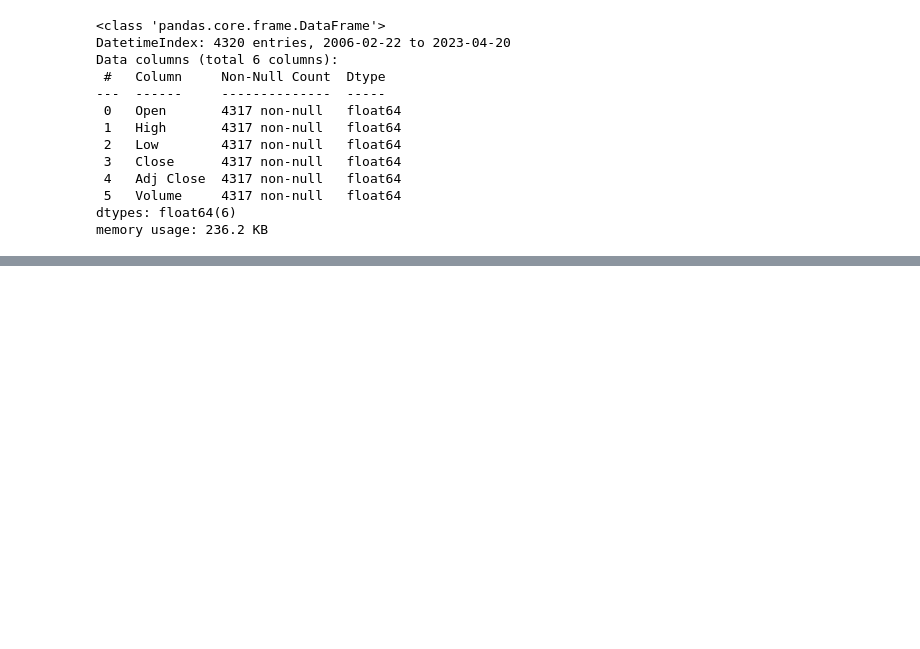
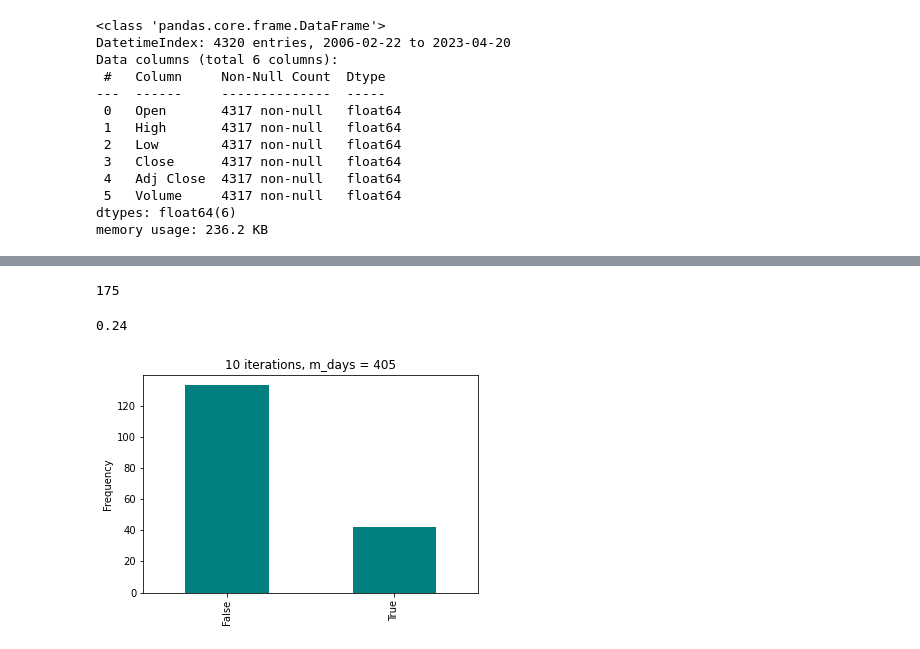
Before and after one commit to DawitAklilu/predicting_stock_prices, a Jupyter notebook: data/Direction.ipynb, the cells around one changed output, grey strips where cells are left out. Saved outputs shown, nothing was run; the diff lists cells and outputs as text; code cells hidden in the pictures; blank space fills up the shorter version.

Commit message:
The code has been modified, comments and strings added, plots completed, and citatiosn added

```diff
--- a/data/Direction.ipynb
+++ b/data/Direction.ipynb
@@ -334,17 +365,21 @@ if __name__ == "__main__":
 # %%
-# 10 iterations # MSFT', 'GOOG', 'AMZN','AAPL', 'INTC', 'AMD', 'NVDA
-## removed numday 405 for this iteration
+# 1 iterations # MSFT', 'GOOG', 'AMZN','AAPL', 'INTC', 'AMD', 'NVDA
+
 
 pd.Series(new_var).value_counts().plot.bar(color = ('teal','teal'))
 plt.title("10 iterations, m_days = 405")
 plt.ylabel("Frequency")
 
 true_ = []
 print(len(new_var))
 for var in new_var:
     if var == True:
         #print(len(new_var))
         true_.append(var)
 
-len(true_)/1750
+len(true_)/175
+# %% [output]
+175
+0.24
+[figure, added]
 # %%
```
Also changed, not shown: parts of 18 cells of this notebook.
